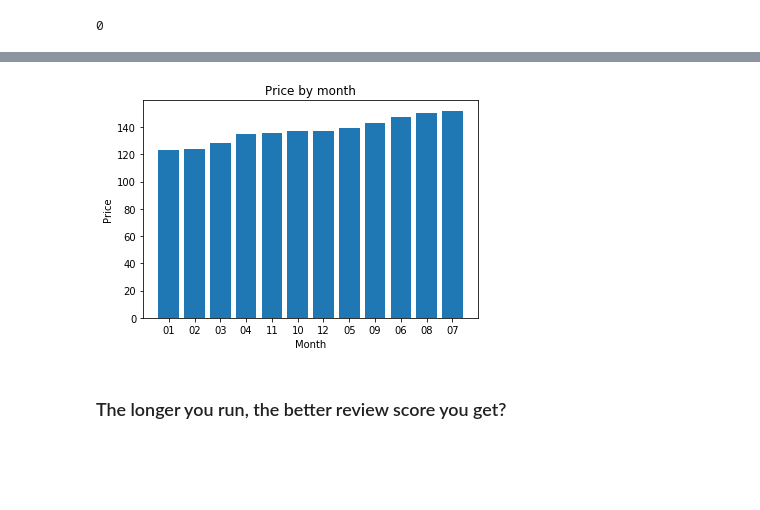
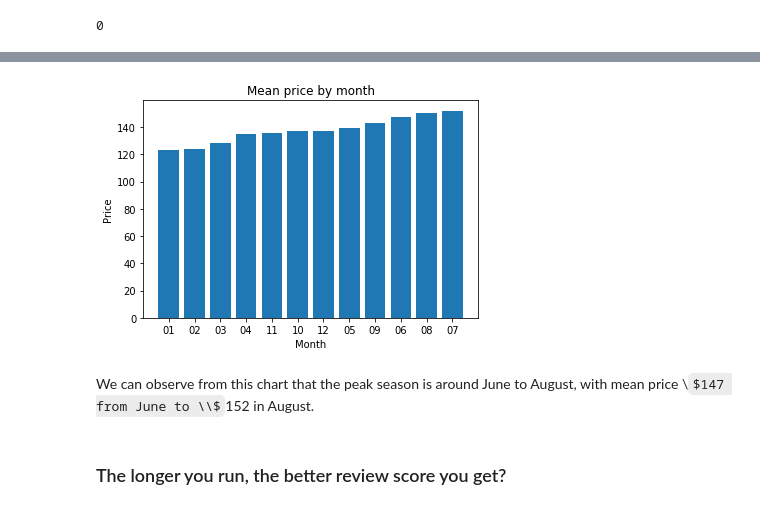
Before and after one commit to andykwok-hk/investigate_seattle_airbnb_dataset, a Jupyter notebook: Investigate Seattle Airbnb Dataset.ipynb, the cells around one changed output, grey strips where cells are left out. Cells and saved outputs as stored; diff of their text form; code cells hidden in the pictures; some formulas as TeX source; blank space fills up the shorter version.

```diff
--- a/Investigate Seattle Airbnb Dataset.ipynb
+++ b/Investigate Seattle Airbnb Dataset.ipynb
@@ -103,7 +101,10 @@ df_calendar[df_calendar.available == "t"].price.isnull().sum()
 df_calendar.date = pd.to_datetime(df_calendar.date)
 # %%
-def price_to_int(arr):
-    return arr.apply(lambda x: int(x[1:-3].replace(",","")))
+def price_to_int(df):
+    """ turn price format in a panda dataframe from string $XXX.XX to int
+        Dollar sign $, comma and .XX are removed
+    """
+    return df.apply(lambda x: int(x[1:-3].replace(",","")))
 # %%
 #All the price are in $XXX.XX string format so we need to remove special character and cast it as int
 df_calendar.price = price_to_int(df_calendar[df_calendar.available == "t"].price)
@@ -121,9 +139,11 @@ def plot_bar(x_value, y_value, xlabel = "", ylabel = "", title = ""):
 # %%
 #Plot price by month
 plot_bar(price_by_month.index, price_by_month.values,\
-         xlabel = "Month", ylabel = "Price", title = "Price by month")
+         xlabel = "Month", ylabel = "Price", title = "Mean price by month")
 # %% [output]
-[figure, old version]
+[figure, new version]
+# %% [markdown]
+We can observe from this chart that the peak season is around June to August, with mean price \\$147 from June to \\$152 in August.
 # %% [markdown]
 ### The longer you run, the better review score you get?
 # %%
```
Also changed, not shown: parts of 40 cells of this notebook, 1 other file.
